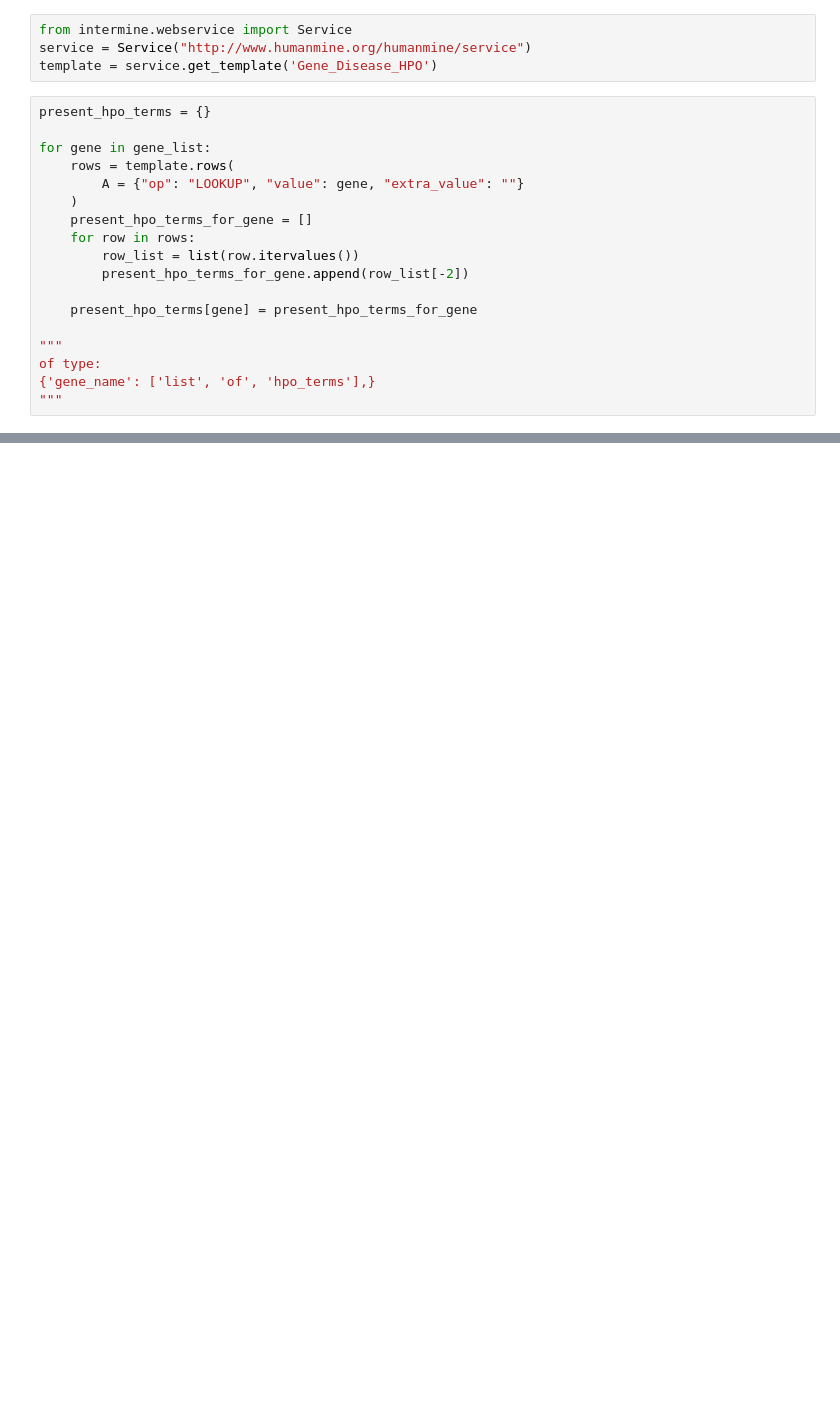
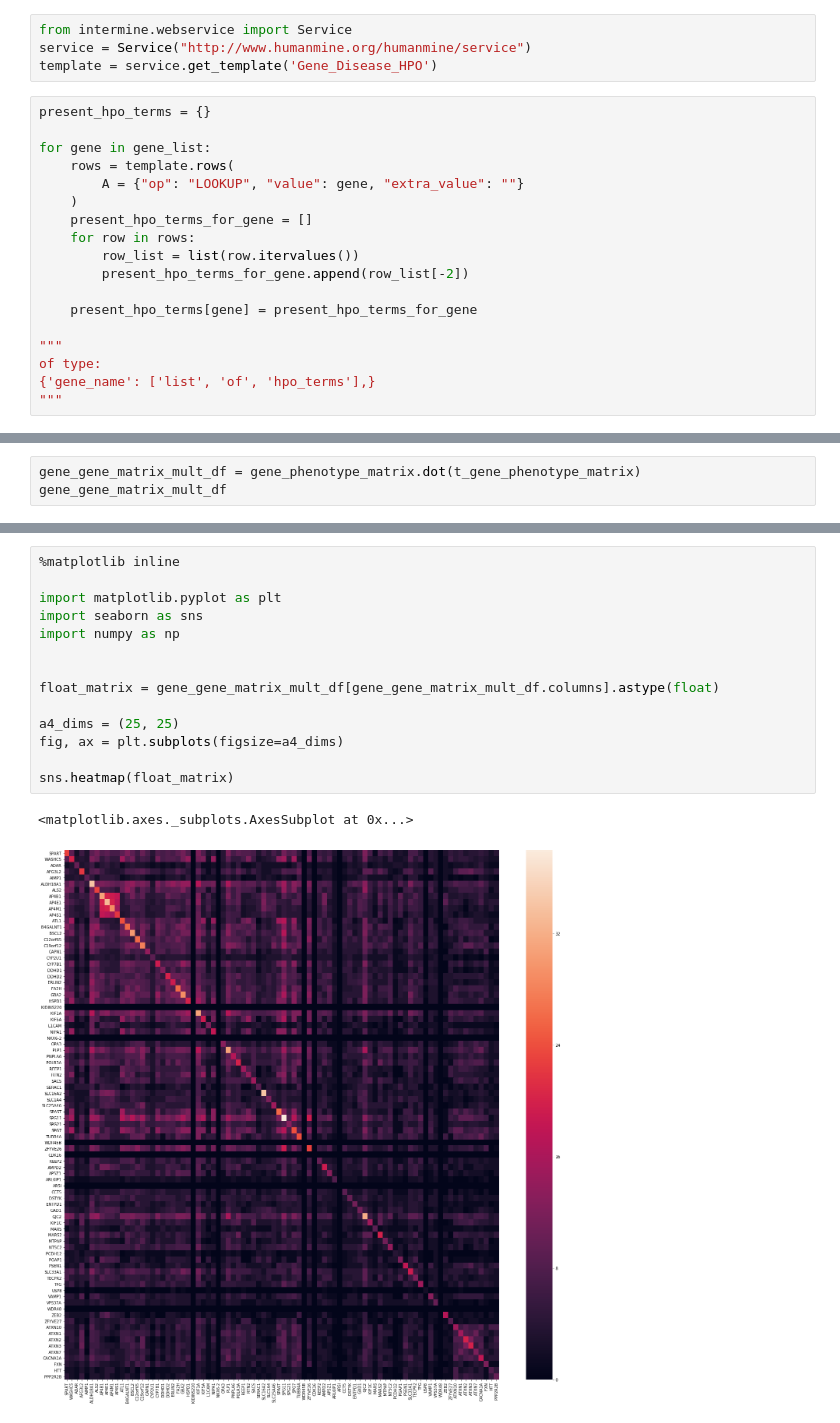
Before and after one commit to theocole/wsmm-groupwork, a Jupyter notebook: hpo_term_analysis.ipynb, the cells around one changed output, grey strips where cells are left out. Saved outputs shown, nothing was run; the diff lists cells and outputs as text; blank space fills up the shorter version.

```diff
--- a/hpo_term_analysis.ipynb
+++ b/hpo_term_analysis.ipynb
@@ -133,0 +125,3 @@ gene_phenotype_matrix
+# %%
+gene_gene_matrix_mult_df = gene_phenotype_matrix.dot(t_gene_phenotype_matrix)
+gene_gene_matrix_mult_df
@@ -133,0 +147,17 @@ gene_phenotype_matrix
+# %%
+%matplotlib inline
+
+import matplotlib.pyplot as plt
+import seaborn as sns
+import numpy as np
+
+
+float_matrix = gene_gene_matrix_mult_df[gene_gene_matrix_mult_df.columns].astype(float)
+
+a4_dims = (25, 25)
+fig, ax = plt.subplots(figsize=a4_dims)
+
+sns.heatmap(float_matrix)
+# %% [output]
+<matplotlib.axes._subplots.AxesSubplot at 0x...>
+[figure, added]
```
Also changed, not shown: parts of 5 cells of this notebook.
